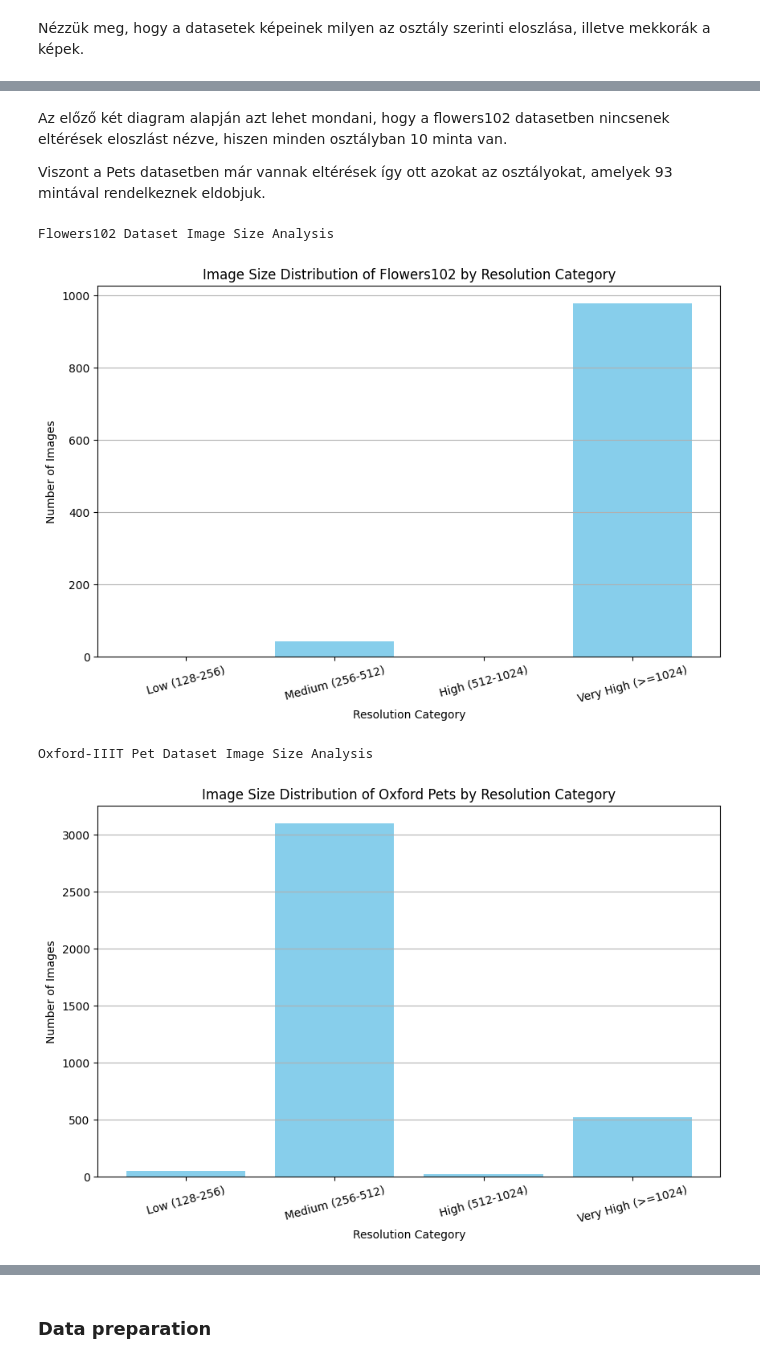
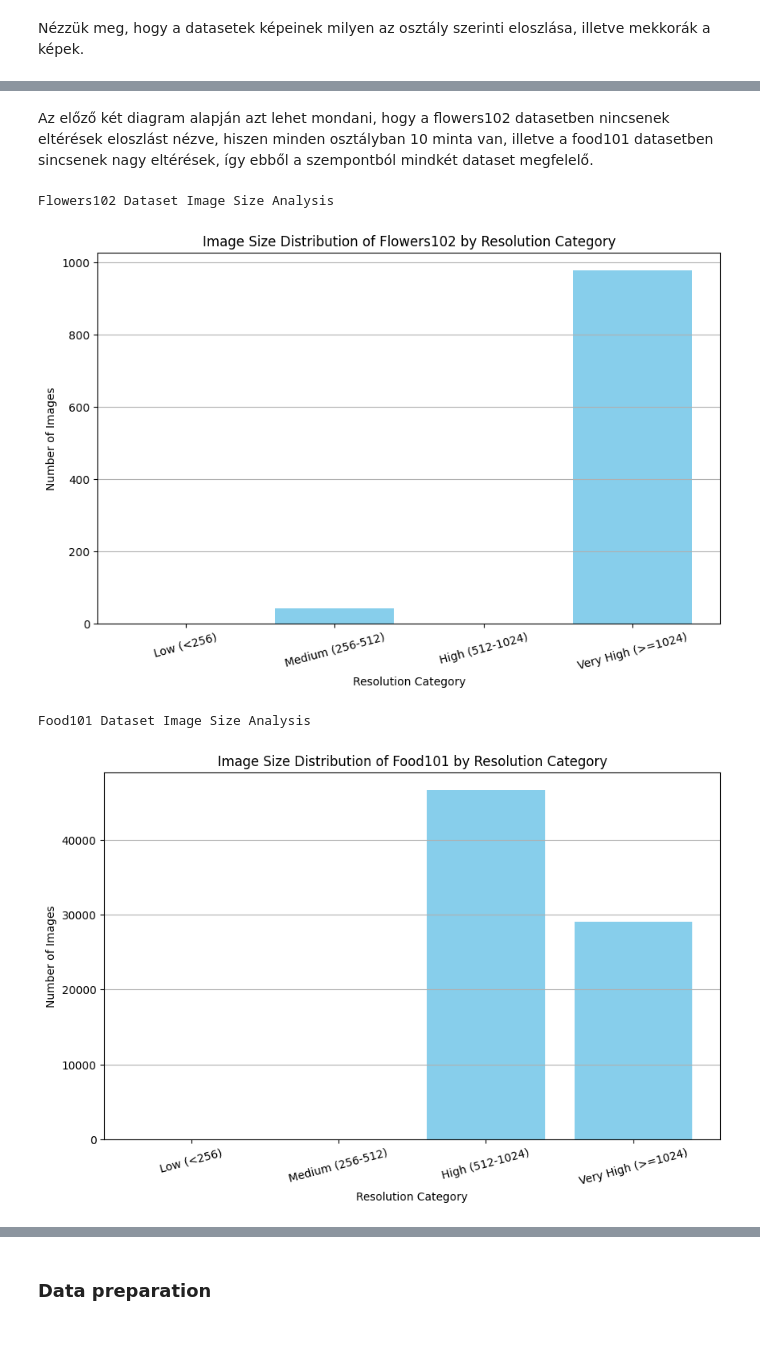
Before and after one commit to revolex/melytanulas_hazi, a Jupyter notebook: image_gen.ipynb, the cells around one changed output, grey strips where cells are left out. Drawn from its saved outputs; the diff is of its cells as text; code cells hidden in the pictures; blank space fills up the shorter version.

Commit message:
OxfordPets dataset replaced with Food101 dataset

```diff
--- a/image_gen.ipynb
+++ b/image_gen.ipynb
@@ -41,4 +41,6 @@ torch.manual_seed(42)
 Torchvisionben is elérhető flowers102 és OxfordIIIPet dataset kerül letöltésre kódból, amiket transzformálunk, hogy egységesek legyenek.
 # %%
 flowers_dataset = Flowers102(root="./data", split="train", transform=None, download=True)
-pets_dataset = OxfordIIITPet(root="./data", split="trainval", transform=None, download=True)
+foods_dataset = Food101(root="./data", split="train", transform=None, download=True, )
+print(flowers_dataset)
+print(foods_dataset)
@@ -76,12 +87,9 @@ Oxford-IIIT Pet Dataset Class Distribution
 # %% [markdown]
-Az előző két diagram alapján azt lehet mondani, hogy a flowers102 datasetben nincsenek eltérések eloszlást nézve, hiszen minden osztályban 10 minta van.
-
-
-Viszont a Pets datasetben már vannak eltérések így ott azokat az osztályokat, amelyek 93 mintával rendelkeznek eldobjuk.
+Az előző két diagram alapján azt lehet mondani, hogy a flowers102 datasetben nincsenek eltérések eloszlást nézve, hiszen minden osztályban 10 minta van, illetve a food101 datasetben sincsenek nagy eltérések, így ebből a szempontból mindkét dataset megfelelő.
 # %%
 def categorize_resolution(width, height):
-    if 128 <= width < 256 and 128 <= height < 256:
-        return 'Low (128-256)'
+    if width < 256 and height < 256:
+        return 'Low (<256)'
     elif 256 <= width < 512 and 256 <= height < 512:
         return 'Medium (256-512)'
     elif 512 <= width < 1024 and 512 <= height < 1024:
@@ -92,7 +100,7 @@ def categorize_resolution(width, height):
 
 def plot_image_size_distribution(dataset, dataset_name):
     resolution_counts = {
-        'Low (128-256)': 0,
+        'Low (<256)': 0,
         'Medium (256-512)': 0,
         'High (512-1024)': 0,
         'Very High (>=1024)': 0
@@ -117,11 +125,11 @@ def plot_image_size_distribution(dataset, dataset_name):
 # %%
 print("\nFlowers102 Dataset Image Size Analysis")
 plot_image_size_distribution(flowers_dataset, "Flowers102")
 
-print("\nOxford-IIIT Pet Dataset Image Size Analysis")
-plot_image_size_distribution(pets_dataset, "Oxford Pets")
+print("\nFood101 Dataset Image Size Analysis")
+plot_image_size_distribution(foods_dataset, "Food101")
 # %% [output]
 Flowers102 Dataset Image Size Analysis
-[figure, old version]
+[figure, new version]
-Oxford-IIIT Pet Dataset Image Size Analysis
+Food101 Dataset Image Size Analysis
-[figure, old version]
+[figure, new version]
```
Also changed, not shown: parts of 18 cells of this notebook.
